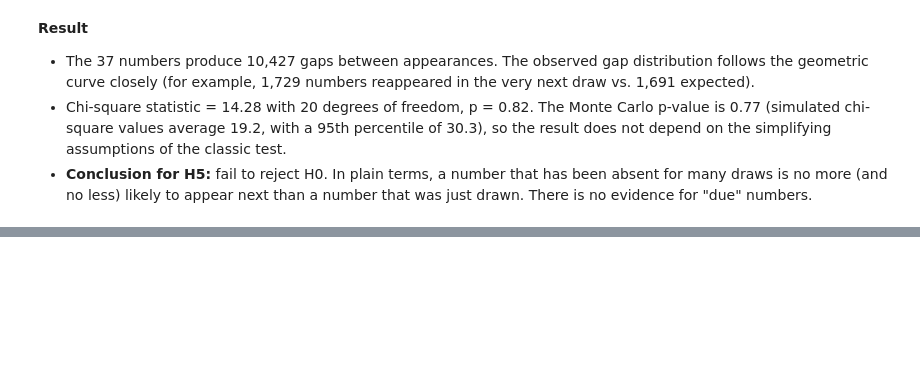
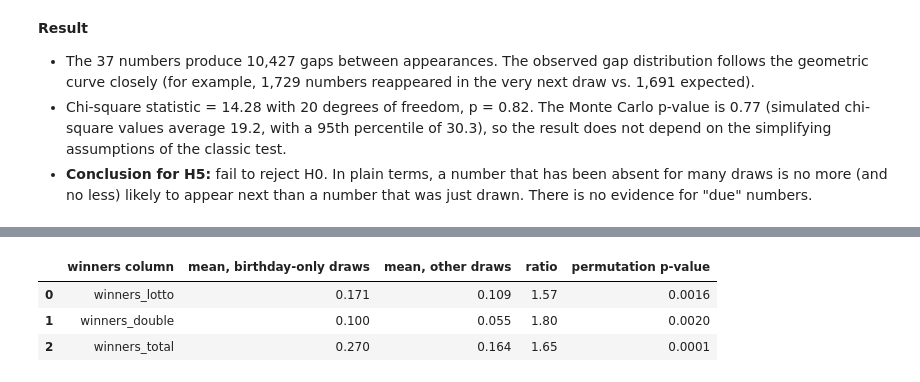
Before and after one commit to timbercodes/lottery-data-analysis, a Jupyter notebook: notebooks/03_hypothesis_tests.ipynb, the cells around one changed output, grey strips where cells are left out. Cells and saved outputs as stored; diff of their text form; code cells hidden in the pictures; blank space fills up the shorter version.

```diff
--- a/notebooks/03_hypothesis_tests.ipynb
+++ b/notebooks/03_hypothesis_tests.ipynb
@@ -456,0 +563,35 @@ plt.show()
+# %%
+def compare_groups(column, n_perm=10_000, seed=42):
+    w = df[column].to_numpy()
+    group = df["all_le_31"].to_numpy()
+
+    observed_diff = w[group].mean() - w[~group].mean()
+
+    rng = np.random.default_rng(seed)
+    perm_diffs = np.empty(n_perm)
+    for i in range(n_perm):
+        shuffled = rng.permutation(group)
+        perm_diffs[i] = w[shuffled].mean() - w[~shuffled].mean()
+
+    p_perm = (np.sum(np.abs(perm_diffs) >= abs(observed_diff)) + 1) / (n_perm + 1)
+    return w[group].mean(), w[~group].mean(), p_perm
+
+df["winners_total"] = df["winners_lotto"] + df["winners_double"]
+
+rows = []
+for column in ["winners_lotto", "winners_double", "winners_total"]:
+    mean_birthday, mean_other, p_value = compare_groups(column)
+    rows.append({
+        "winners column": column,
+        "mean, birthday-only draws": round(mean_birthday, 3),
+        "mean, other draws": round(mean_other, 3),
+        "ratio": round(mean_birthday / mean_other, 2),
+        "permutation p-value": round(p_value, 4),
+    })
+
+pd.DataFrame(rows)
+# %% [output]
+|  | winners column | mean, birthday-only draws | mean, other draws | ratio | permutation p-value |
+| 0 | winners_lotto | 0.171 | 0.109 | 1.57 | 0.0016 |
+| 1 | winners_double | 0.100 | 0.055 | 1.80 | 0.0020 |
+| 2 | winners_total | 0.270 | 0.164 | 1.65 | 0.0001 |
```
Also changed, not shown: parts of 9 cells of this notebook.
